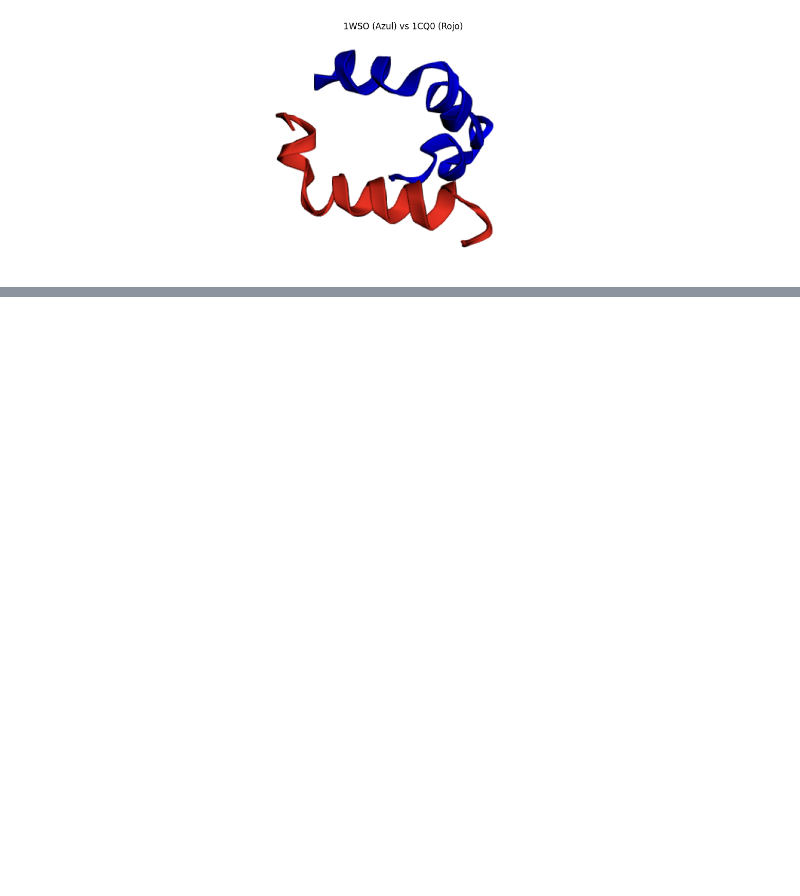
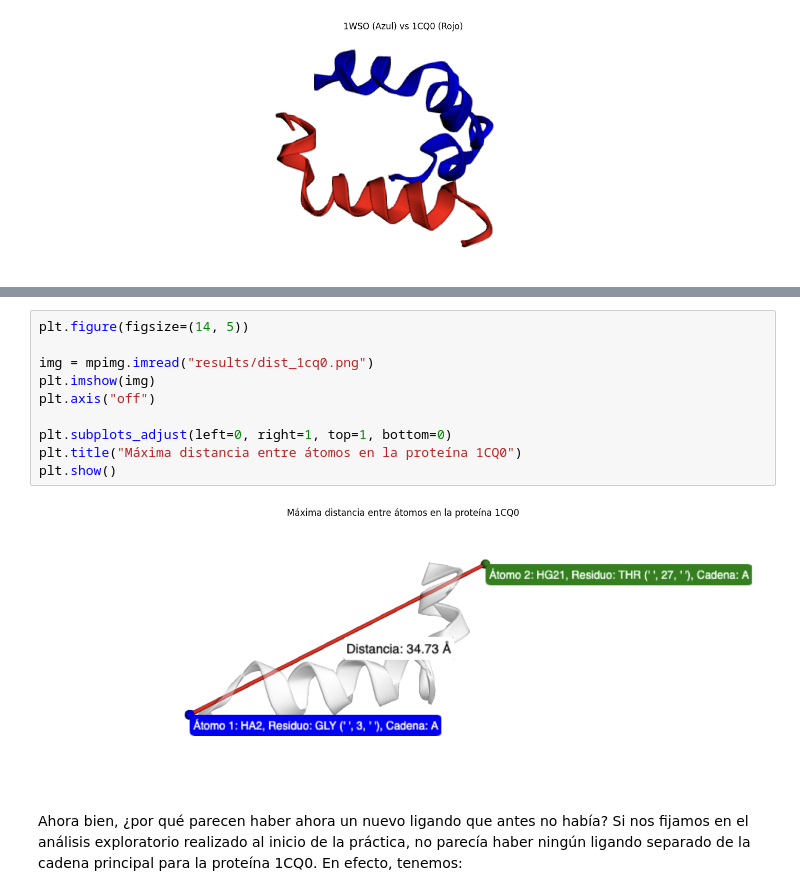
Before and after one commit to deepamino/pr5, a Jupyter notebook: Ejercicio_3.ipynb, the cells around one changed output, grey strips where cells are left out. Cells and saved outputs as stored; diff of their text form; blank space fills up the shorter version.

```diff
--- a/Ejercicio_3.ipynb
+++ b/Ejercicio_3.ipynb
@@ -885,0 +1008,14 @@ plt.show()
+# %%
+plt.figure(figsize=(14, 5))
+
+img = mpimg.imread("results/dist_1cq0.png")
+plt.imshow(img)
+plt.axis("off")
+
+plt.subplots_adjust(left=0, right=1, top=1, bottom=0)
+plt.title("Máxima distancia entre átomos en la proteína 1CQ0")
+plt.show()
+# %% [output]
+[figure, added]
+# %% [markdown]
+Ahora bien, ¿por qué parecen haber ahora un nuevo ligando que antes no había? Si nos fijamos en el análisis exploratorio realizado al inicio de la práctica, no parecía haber ningún ligando separado de la cadena principal para la proteína 1CQ0. En efecto, tenemos:
```
Also changed, not shown: parts of 18 cells of this notebook, 3 other files.
